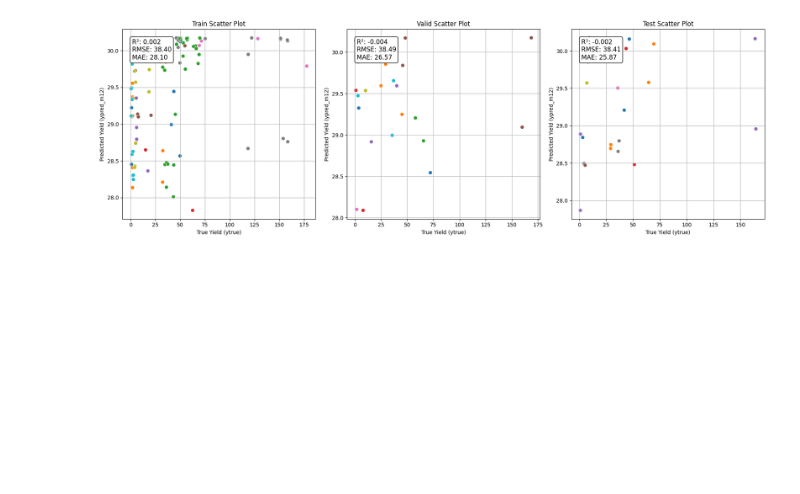
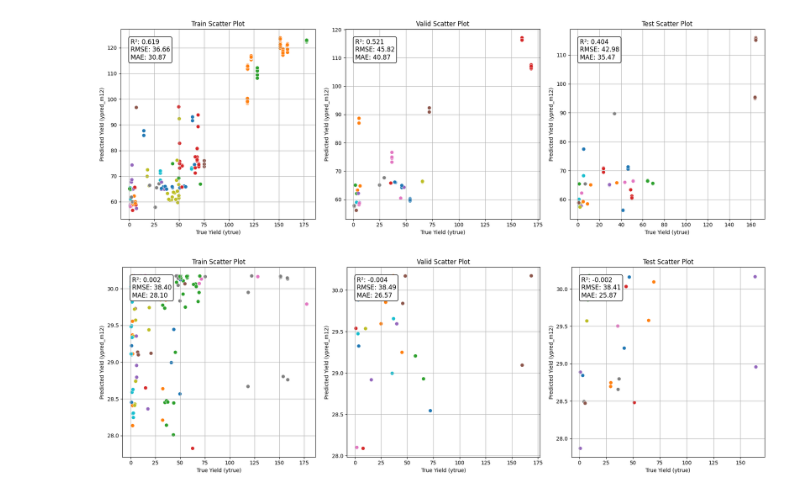
Before and after one commit to plant-ai-biophysics-lab/california-crop-yield-benchmark, a Jupyter notebook: Inference/pred.ipynb, the cells around one changed output. Cells and saved outputs as stored; diff of their text form; code cells hidden in the pictures; blank space fills up the shorter version.

```diff
--- a/Inference/pred.ipynb
+++ b/Inference/pred.ipynb
@@ -7,9 +7,13 @@ warnings.filterwarnings('ignore')
 import inference as inf
 # %%
 import pandas as pd
-train_df = pd.read_csv("/data2/hkaman/Projects/Foundational/EXPs/EXP_YB1/YB1_train.csv")
-valid_df = pd.read_csv("/data2/hkaman/Projects/Foundational/EXPs/EXP_YB1/YB1_valid.csv")
-test_df = pd.read_csv("/data2/hkaman/Projects/Foundational/EXPs/EXP_YB1/YB1_test.csv")
+train_df = pd.read_csv("/data2/hkaman/Projects/Foundational/EXPs/EXP_003/003_train.csv")
+valid_df = pd.read_csv("/data2/hkaman/Projects/Foundational/EXPs/EXP_003/003_valid.csv")
+test_df = pd.read_csv("/data2/hkaman/Projects/Foundational/EXPs/EXP_003/003_test.csv")
+# %%
+inf.plot_scatter_subplots(train_df, valid_df, test_df, 12)
+# %% [output]
+[figure, added]
 # %%
 inf.plot_scatter_subplots(train_df, valid_df, test_df, 12)
 # %% [output]
```
Also changed, not shown: parts of 6 cells of this notebook, 14 other files.
